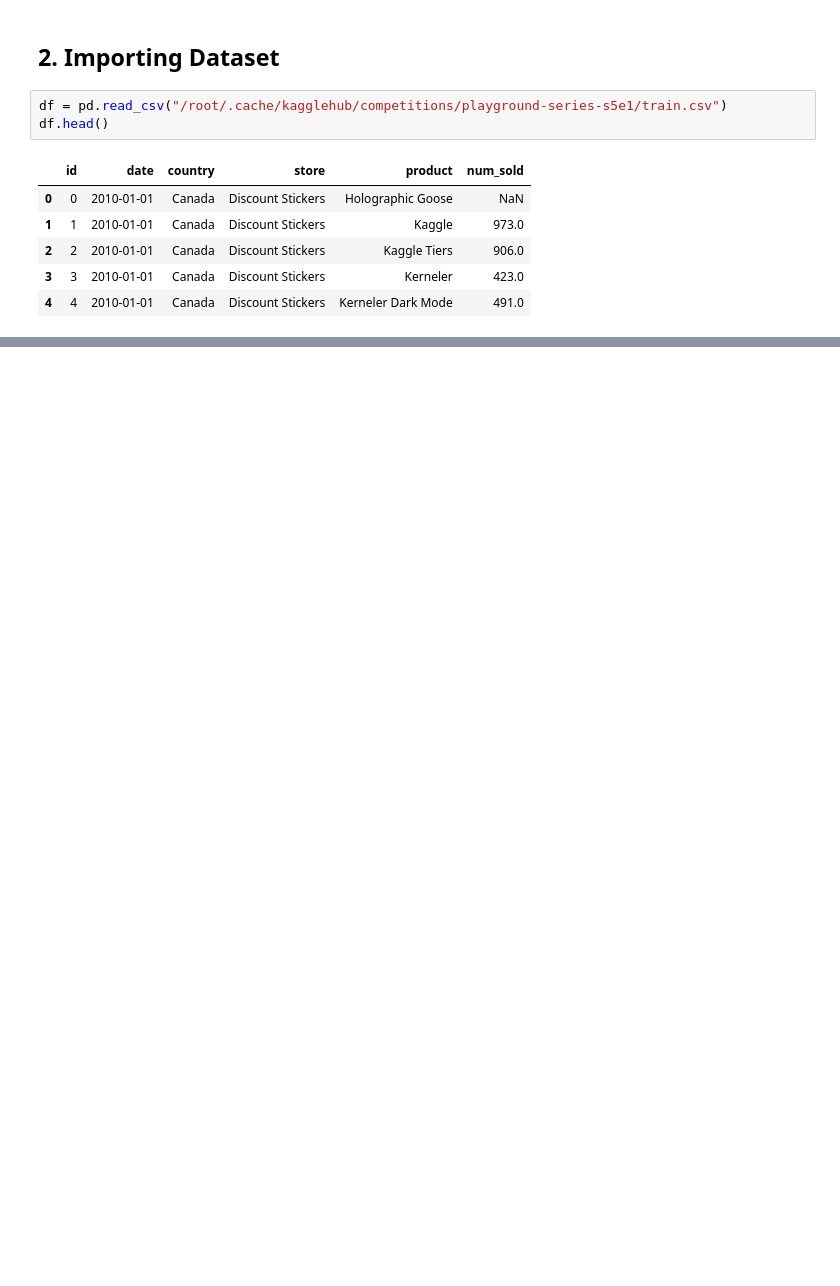
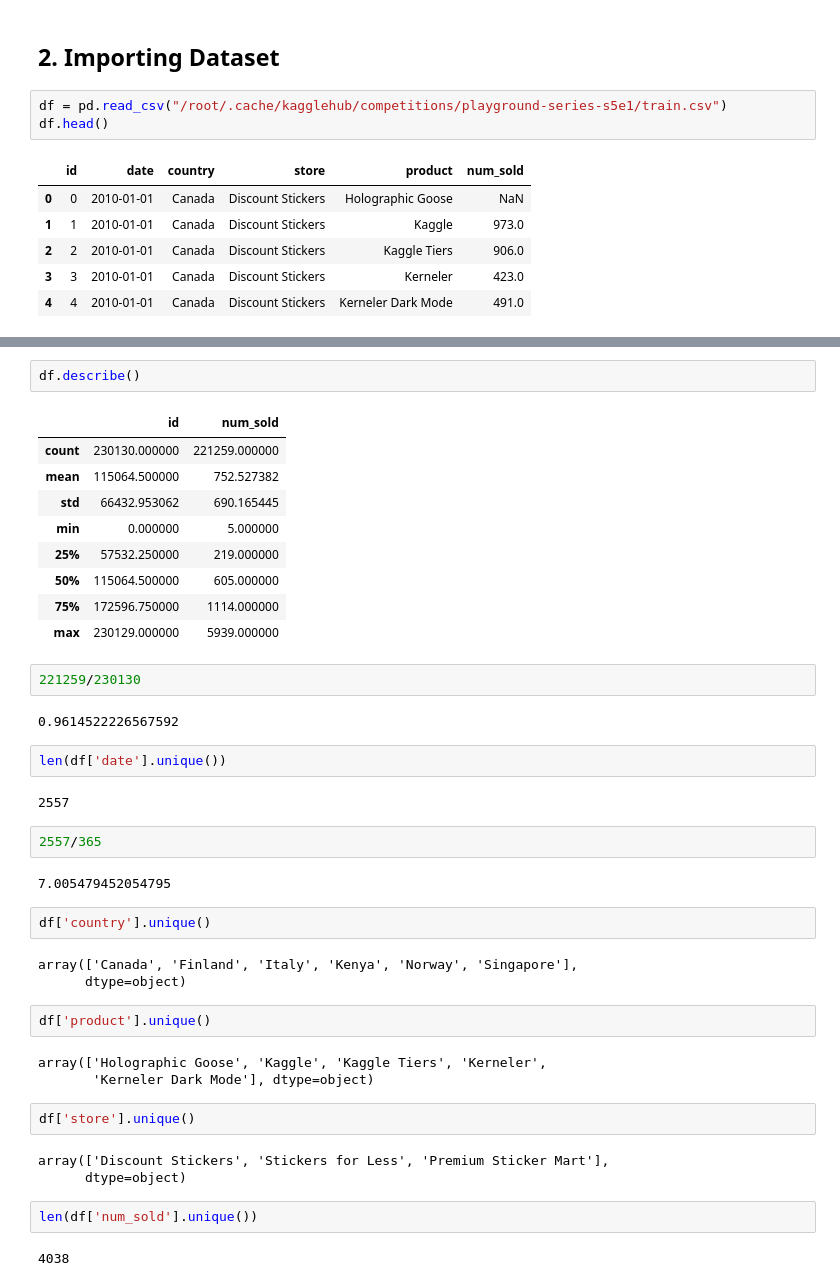
Before and after one commit to tselane2110/Forecasting-Sticker-Sales, a Jupyter notebook: StickerSalesForecasting.ipynb, the cells around one changed output, grey strips where cells are left out. Cells and saved outputs as stored; diff of their text form; blank space fills up the shorter version.

```diff
--- a/StickerSalesForecasting.ipynb
+++ b/StickerSalesForecasting.ipynb
@@ -64,0 +78,43 @@ hello world!
+# %%
+df.describe()
+# %% [output]
+|  | id | num_sold |
+| count | 230130.000000 | 221259.000000 |
+| mean | 115064.500000 | 752.527382 |
+| std | 66432.953062 | 690.165445 |
+| min | 0.000000 | 5.000000 |
+| 25% | 57532.250000 | 219.000000 |
+| 50% | 115064.500000 | 605.000000 |
+| 75% | 172596.750000 | 1114.000000 |
+| max | 230129.000000 | 5939.000000 |
+# %%
+221259/230130
+# %% [output]
+0.9614522226567592
+# %%
+len(df['date'].unique())
+# %% [output]
+2557
+# %%
+2557/365
+# %% [output]
+7.005479452054795
+# %%
+df['country'].unique()
+# %% [output]
+array(['Canada', 'Finland', 'Italy', 'Kenya', 'Norway', 'Singapore'],
+      dtype=object)
+# %%
+df['product'].unique()
+# %% [output]
+array(['Holographic Goose', 'Kaggle', 'Kaggle Tiers', 'Kerneler',
+       'Kerneler Dark Mode'], dtype=object)
+# %%
+df['store'].unique()
+# %% [output]
+array(['Discount Stickers', 'Stickers for Less', 'Premium Sticker Mart'],
+      dtype=object)
+# %%
+len(df['num_sold'].unique())
+# %% [output]
+4038
```
Also changed, not shown: parts of 13 cells of this notebook.
